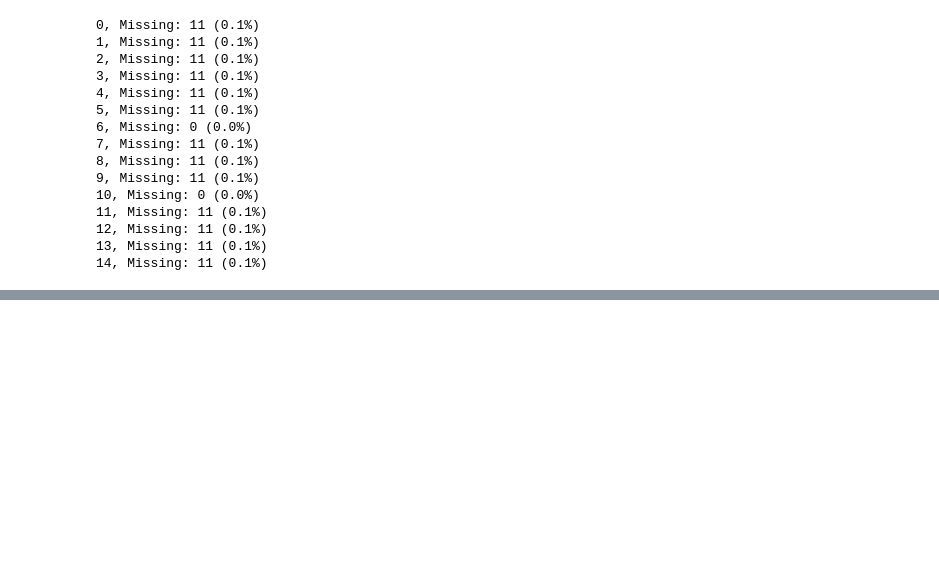
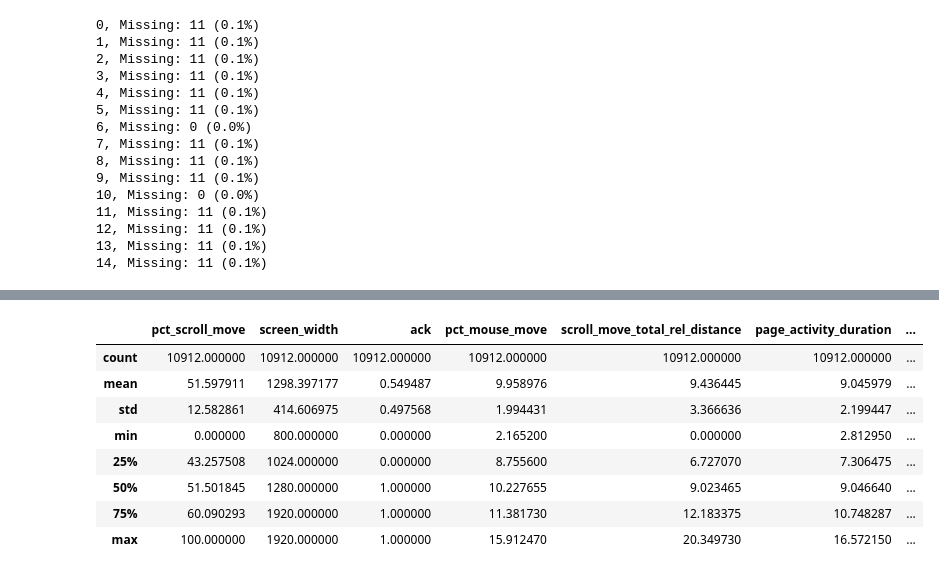
Before and after one commit to JakubGruber90/IAU_project, a Jupyter notebook: phase-2.ipynb, the cells around one changed output, grey strips where cells are left out. Saved outputs shown, nothing was run; the diff lists cells and outputs as text; code cells hidden in the pictures; blank space fills up the shorter version.

```diff
--- a/phase-2.ipynb
+++ b/phase-2.ipynb
@@ -199,2 +201,14 @@ plt.show()
+# %%
+sessions.describe()
+# %% [output]
+|  | pct_scroll_move | screen_width | ack | pct_mouse_move | scroll_move_total_rel_distance | page_activity_duration | ... |
+| count | 10912.000000 | 10912.000000 | 10912.000000 | 10912.000000 | 10912.000000 | 10912.000000 | ... |
+| mean | 51.597911 | 1298.397177 | 0.549487 | 9.958976 | 9.436445 | 9.045979 | ... |
+| std | 12.582861 | 414.606975 | 0.497568 | 1.994431 | 3.366636 | 2.199447 | ... |
+| min | 0.000000 | 800.000000 | 0.000000 | 2.165200 | 0.000000 | 2.812950 | ... |
+| 25% | 43.257508 | 1024.000000 | 0.000000 | 8.755600 | 6.727070 | 7.306475 | ... |
+| 50% | 51.501845 | 1280.000000 | 1.000000 | 10.227655 | 9.023465 | 9.046640 | ... |
+| 75% | 60.090293 | 1920.000000 | 1.000000 | 11.381730 | 12.183375 | 10.748287 | ... |
+| max | 100.000000 | 1920.000000 | 1.000000 | 15.912470 | 20.349730 | 16.572150 | ... |
 # %%
 for column in columns:
```
Also changed, not shown: parts of 10 cells of this notebook.
